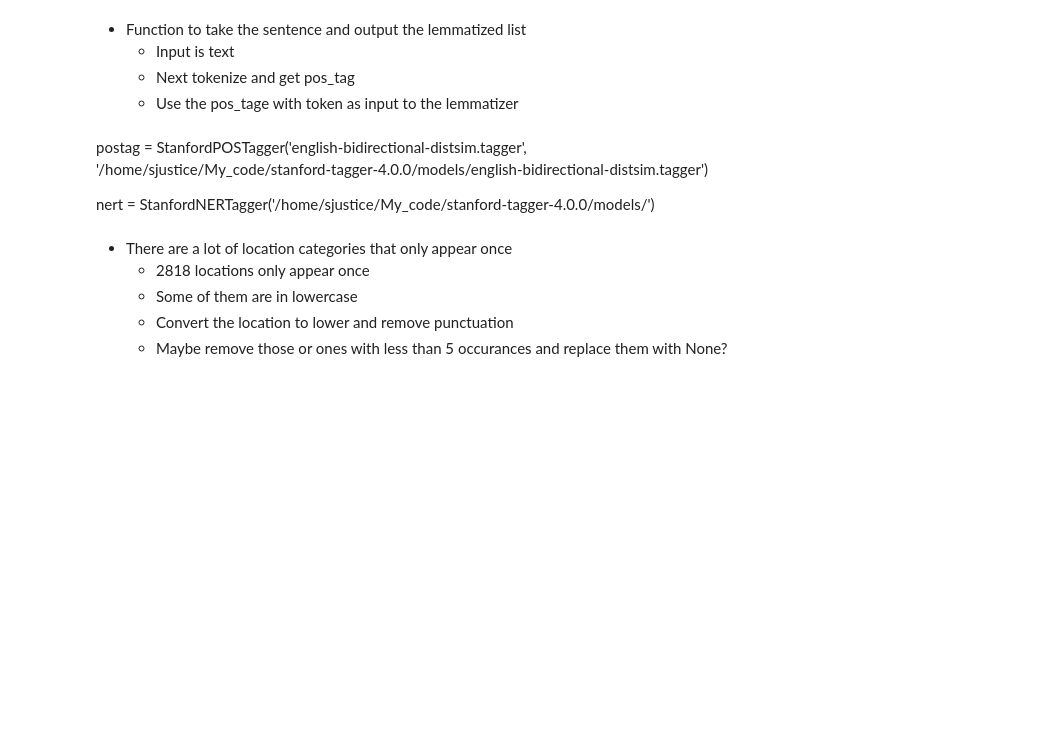
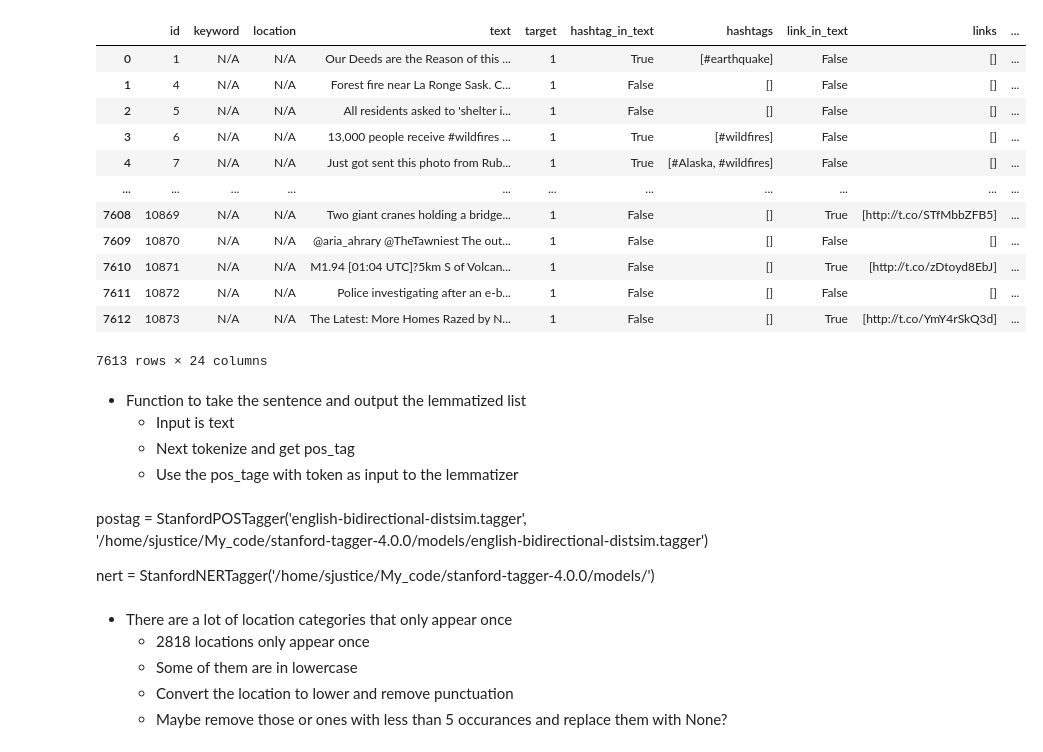
Before and after one commit to scjustice/kaggle_real_or_not_nlp, a Jupyter notebook: NLP_model_development.ipynb, the cells around one changed output. Saved outputs shown, nothing was run; the diff lists cells and outputs as text; code cells hidden in the pictures; blank space fills up the shorter version.

```diff
--- a/NLP_model_development.ipynb
+++ b/NLP_model_development.ipynb
@@ -23,6 +24,7 @@ from IPython.display import display, HTML
 HASHTAG_REGEXP = "#\w+"
 LINK_REGEXP = r"https?://[\w./-]+"
 HANDLE_REGEXP = "@\S+"
+STOPWORDS = stopwords.words('english')
 # %%
 def clean_location(row, location_col='location'):
     if row[location_col] is np.nan or not row[location_col].strip().replace("\'|#|@", ""):
@@ -48,7 +50,7 @@ def lemmatize_sentence(text, tokenizer, lemmatizer):
     lem_tokens = [lemmatizer.lemmatize(word, pos) for word, pos in tokens_wordnet]
     return lem_tokens
 # %%
-def add_features(df, tokenizer, lemmatizer, text_col="text", keyword_col='keyword'):
+def add_features(df, tokenizer, lemmatizer, text_col="text", keyword_col="keyword"):
     ret_df = df.copy()
     return ret_df.assign(
         keyword=lambda x: ret_df[keyword_col].fillna("N/A"),
@@ -56,13 +58,30 @@ def add_features(df, tokenizer, lemmatizer, text_col="text", keyword_col='keywor
         hashtags=ret_df[text_col].apply(lambda x: re.findall(HASHTAG_REGEXP, x)),
         link_in_text=ret_df[text_col].str.contains(LINK_REGEXP),
         links=ret_df[text_col].apply(lambda x: re.findall(LINK_REGEXP, x)),
-        handle_in_text=ret_df[text_col].str.contains(HANDLE_REGEXP),
-        handles=ret_df[text_col].apply(lambda x: re.findall(HANDLE_REGEXP, x)),
+        mention_in_text=ret_df[text_col].str.contains(HANDLE_REGEXP),
+        mentions=ret_df[text_col].apply(lambda x: re.findall(HANDLE_REGEXP, x)),
         location=ret_df.apply(clean_location, location_col="location", axis=1),
         tokens=ret_df[text_col].apply(tokenizer.tokenize),
-        lem_tokens=ret_df[text_col].apply(lemmatize_sentence, tokenizer=tokenizer,
-                                          lemmatizer=lemmatizer),
+        lem_tokens=ret_df[text_col].apply(
+            lemmatize_sentence, tokenizer=tokenizer, lemmatizer=lemmatizer
+        ),
         lem_text=lambda x: x["lem_tokens"].apply(" ".join),
+        word_count=lambda x: x["tokens"].apply(len),
+        unique_tokens=lambda x: x["tokens"].apply(set),
+        unique_word_count=lambda x: x["unique_tokens"].apply(len),
+        stop_word_count=lambda x: x["tokens"].apply(
+            lambda y: len([token for token in y if token in STOPWORDS])
+        ),
+        link_count=lambda x: x["links"].apply(len),
+        hashtag_count=lambda x: x["hashtags"].apply(len),
+        mention_count=lambda x: x["mentions"].apply(len),
+        char_count=lambda x: x["tokens"].apply(
+            lambda y: np.sum([len(token) for token in y])
+        ),
+        mean_word_length=lambda x: x["char_count"] / x["word_count"],
+        punctuation_count=lambda x: x["tokens"].apply(
+            lambda y: len([token for token in y if token in string.punctuation])
+        ),
     )
 
 
@@ -98,3 +152,34 @@ train_df = (pd.read_csv("./train.csv")
+# %%
+train_df.assign(
+    word_count=lambda x: x["tokens"].apply(len),
+    unique_tokens=lambda x: x["tokens"].apply(set),
+    unique_word_count=lambda x: x["unique_tokens"].apply(len),
+    stop_word_count=lambda x: x["tokens"].apply(
+        lambda y: len([token for token in y if token in STOPWORDS])
+    ),
+    link_count=lambda x: x["links"].apply(len),
+    hashtag_count=lambda x: x["hashtags"].apply(len),
+    mention_count=lambda x: x["mentions"].apply(len),
+    char_count=lambda x: x["tokens"].apply(lambda y: np.sum([len(token) for token in y])),
+    mean_word_length=lambda x: x["char_count"] / x["word_count"],
+    punctuation_count=lambda x: x["tokens"].apply(
+        lambda y: len([token for token in y if token in string.punctuation])
+    ),
+)
+# %% [output]
+|  | id | keyword | location | text | target | hashtag_in_text | hashtags | link_in_text | links | ... |
+| 0 | 1 | N/A | N/A | Our Deeds are the Reason of this ... | 1 | True | [#earthquake] | False | [] | ... |
+| 1 | 4 | N/A | N/A | Forest fire near La Ronge Sask. C... | 1 | False | [] | False | [] | ... |
+| 2 | 5 | N/A | N/A | All residents asked to 'shelter i... | 1 | False | [] | False | [] | ... |
+| 3 | 6 | N/A | N/A | 13,000 people receive #wildfires ... | 1 | True | [#wildfires] | False | [] | ... |
+| 4 | 7 | N/A | N/A | Just got sent this photo from Rub... | 1 | True | [#Alaska, #wildfires] | False | [] | ... |
+| ... | ... | ... | ... | ... | ... | ... | ... | ... | ... | ... |
+| 7608 | 10869 | N/A | N/A | Two giant cranes holding a bridge... | 1 | False | [] | True | [http://t.co/STfMbbZFB5] | ... |
+| 7609 | 10870 | N/A | N/A | @aria_ahrary @TheTawniest The out... | 1 | False | [] | False | [] | ... |
+| 7610 | 10871 | N/A | N/A | M1.94 [01:04 UTC]?5km S of Volcan... | 1 | False | [] | True | [http://t.co/zDtoyd8EbJ] | ... |
+| 7611 | 10872 | N/A | N/A | Police investigating after an e-b... | 1 | False | [] | False | [] | ... |
+| 7612 | 10873 | N/A | N/A | The Latest: More Homes Razed by N... | 1 | False | [] | True | [http://t.co/YmY4rSkQ3d] | ... |
+7613 rows × 24 columns
 # %%
 # from nltk.tag import StanfordNERTagger, StanfordPOSTagger
 # %% [markdown]
```
Also changed, not shown: parts of 4 cells of this notebook.
